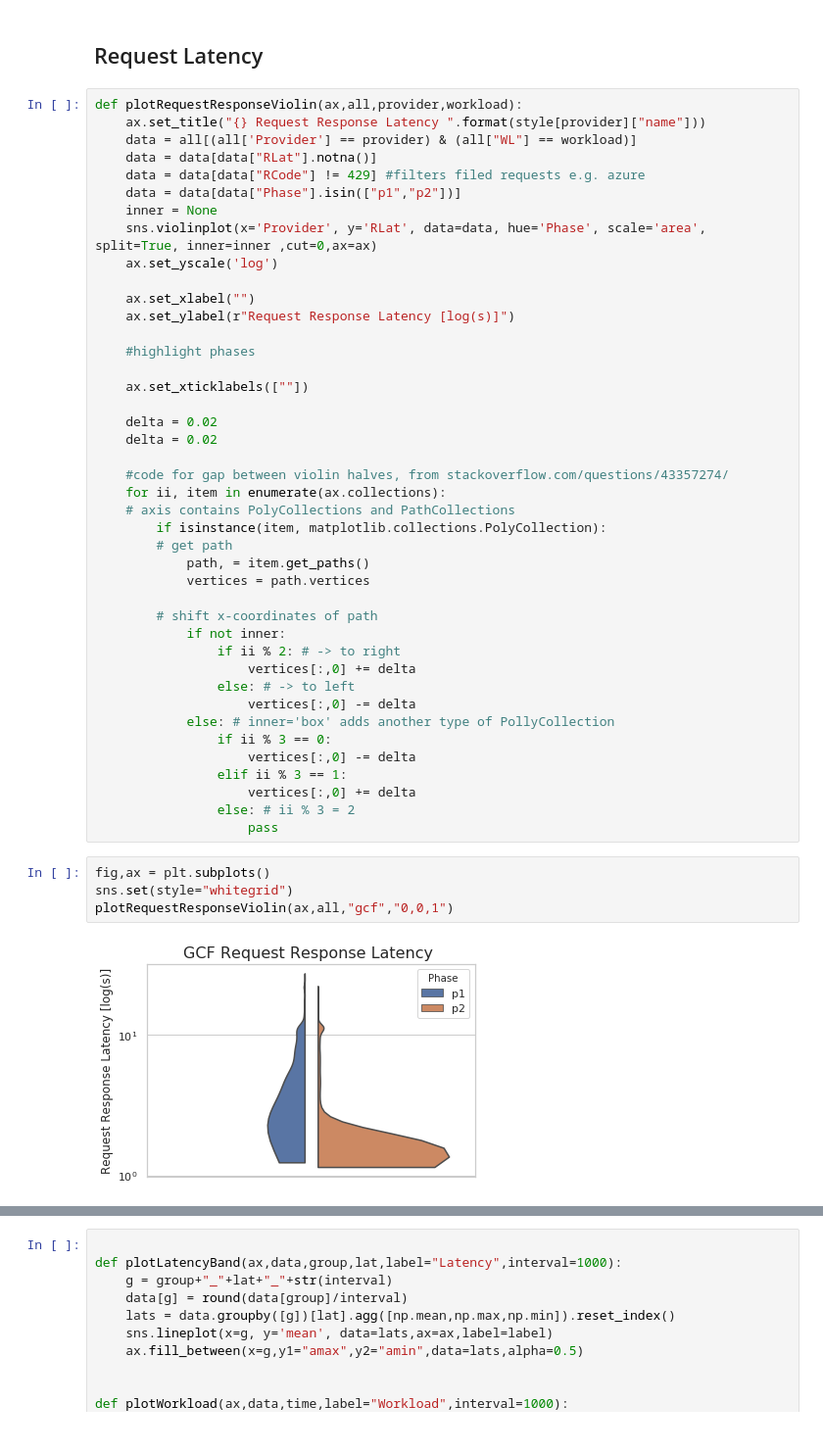
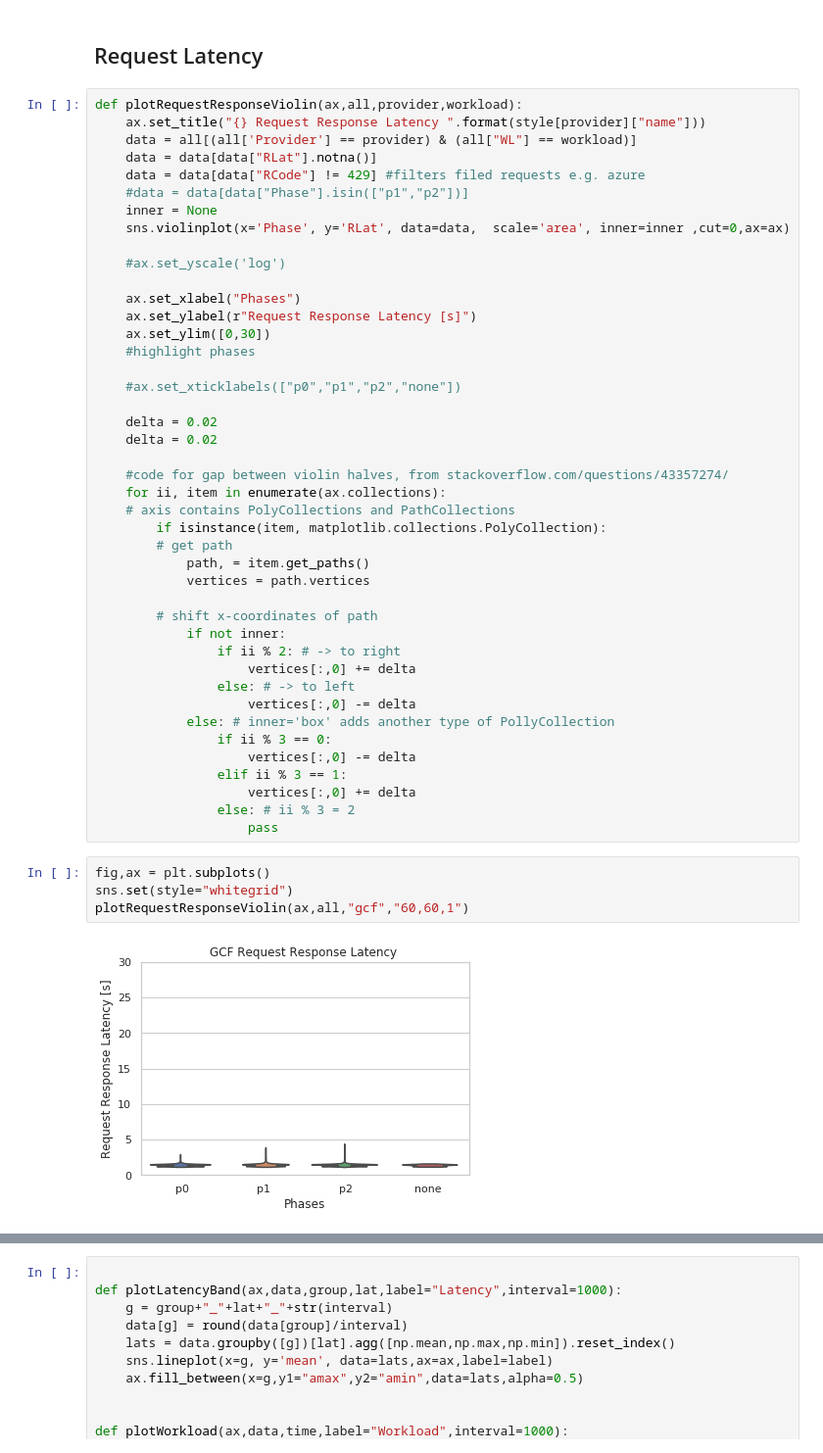
Before and after one commit to tawalaya/FaaSElasticityEngineering, a Jupyter notebook: SW-Analysis.ipynb, the cells around one changed output, grey strips where cells are left out. Shown at 98% size. Saved outputs shown, nothing was run; the diff lists cells and outputs as text.

Commit message:
added overview plots

```diff
--- a/SW-Analysis.ipynb
+++ b/SW-Analysis.ipynb
@@ -156,17 +194,18 @@ def plotRequestResponseViolin(ax,all,provider,workload):
     data = all[(all['Provider'] == provider) & (all["WL"] == workload)]
     data = data[data["RLat"].notna()]
     data = data[data["RCode"] != 429] #filters filed requests e.g. azure
-    data = data[data["Phase"].isin(["p1","p2"])]
+    #data = data[data["Phase"].isin(["p1","p2"])]
     inner = None
-    sns.violinplot(x='Provider', y='RLat', data=data, hue='Phase', scale='area', split=True, inner=inner ,cut=0,ax=ax)
-    ax.set_yscale('log')
+    sns.violinplot(x='Phase', y='RLat', data=data,  scale='area', inner=inner ,cut=0,ax=ax)
 
-    ax.set_xlabel("")
-    ax.set_ylabel(r"Request Response Latency [log(s)]")
+    #ax.set_yscale('log')
 
+    ax.set_xlabel("Phases")
+    ax.set_ylabel(r"Request Response Latency [s]")
+    ax.set_ylim([0,30])
     #highlight phases
 
-    ax.set_xticklabels([""])
+    #ax.set_xticklabels(["p0","p1","p2","none"])
 
     delta = 0.02
     delta = 0.02
@@ -195,7 +234,7 @@ def plotRequestResponseViolin(ax,all,provider,workload):
 # %%
 fig,ax = plt.subplots()
 sns.set(style="whitegrid")
-plotRequestResponseViolin(ax,all,"gcf","0,0,1")
+plotRequestResponseViolin(ax,all,"gcf","60,60,1")
 # %% [output]
-[figure, old version]
+[figure, new version]
 # %%
```
Also changed, not shown: parts of 7 cells of this notebook, 1 other file.
